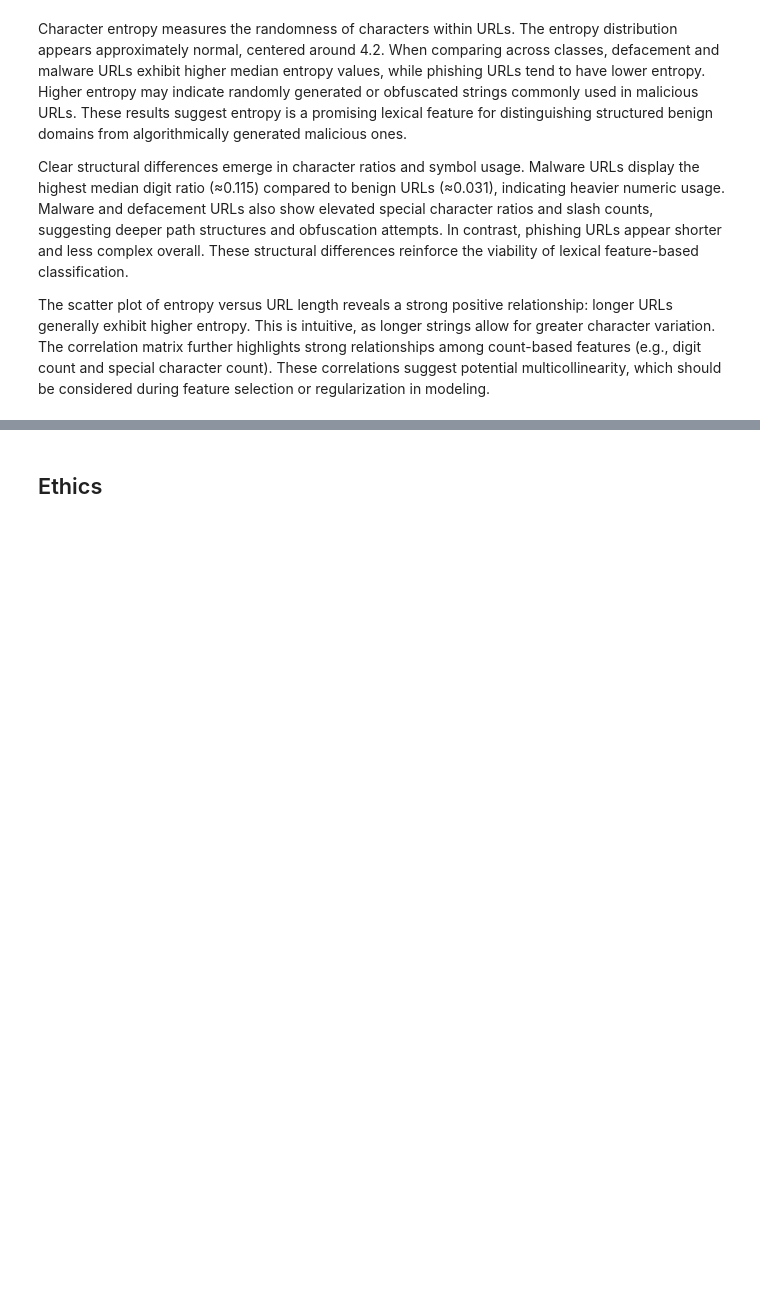
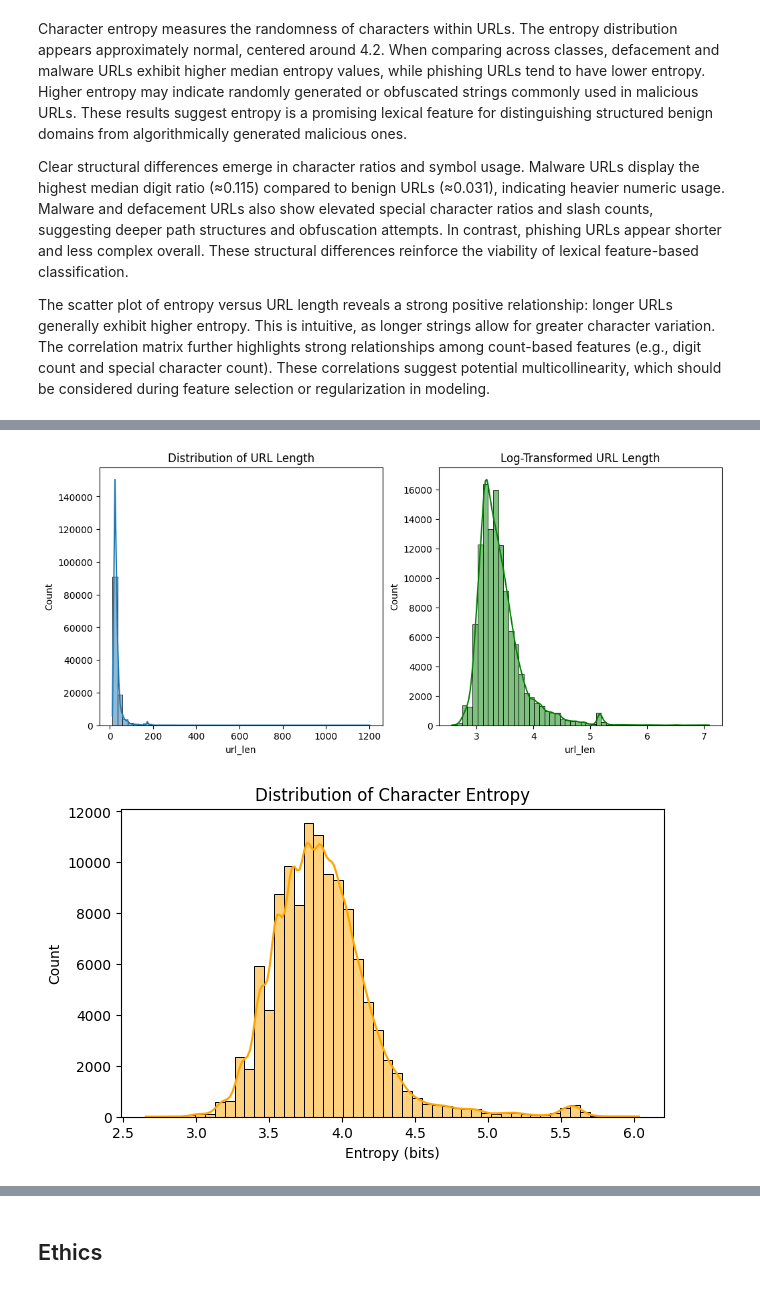
Before and after one commit to COGS108/Group132_WI26, a Jupyter notebook: 02-EDACheckpoint.ipynb, the cells around one changed output, grey strips where cells are left out. Cells and saved outputs as stored; diff of their text form; code cells hidden in the pictures; blank space fills up the shorter version.

```diff
--- a/02-EDACheckpoint.ipynb
+++ b/02-EDACheckpoint.ipynb
@@ -704,0 +756,24 @@ In this section, we will
+# %%
+# Univariate Analysis: URL Length and Entropy
+# visualizing the distributions of key lexical features to identify skewness and outliers
+
+# Distribution of URL Length (Standard + Log)
+plt.figure(figsize=(12,5))
+plt.subplot(1, 2, 1)
+sns.histplot(df2["url_len"], bins=50, kde=True)
+plt.title("Distribution of URL Length")
+
+plt.subplot(1, 2, 2)
+sns.histplot(np.log1p(df2["url_len"]), bins=50, kde=True, color='green')
+plt.title("Log-Transformed URL Length")
+plt.show()
+
+# Dist of Char ENtropy
+plt.figure(figsize=(7,4))
+sns.histplot(df2["entropy"], bins=50, kde=True, color='orange')
+plt.title("Distribution of Character Entropy")
+plt.xlabel("Entropy (bits)")
+plt.show()
+# %% [output]
+[figure, added]
+[figure, added]
```
Also changed, not shown: parts of 12 cells of this notebook.
